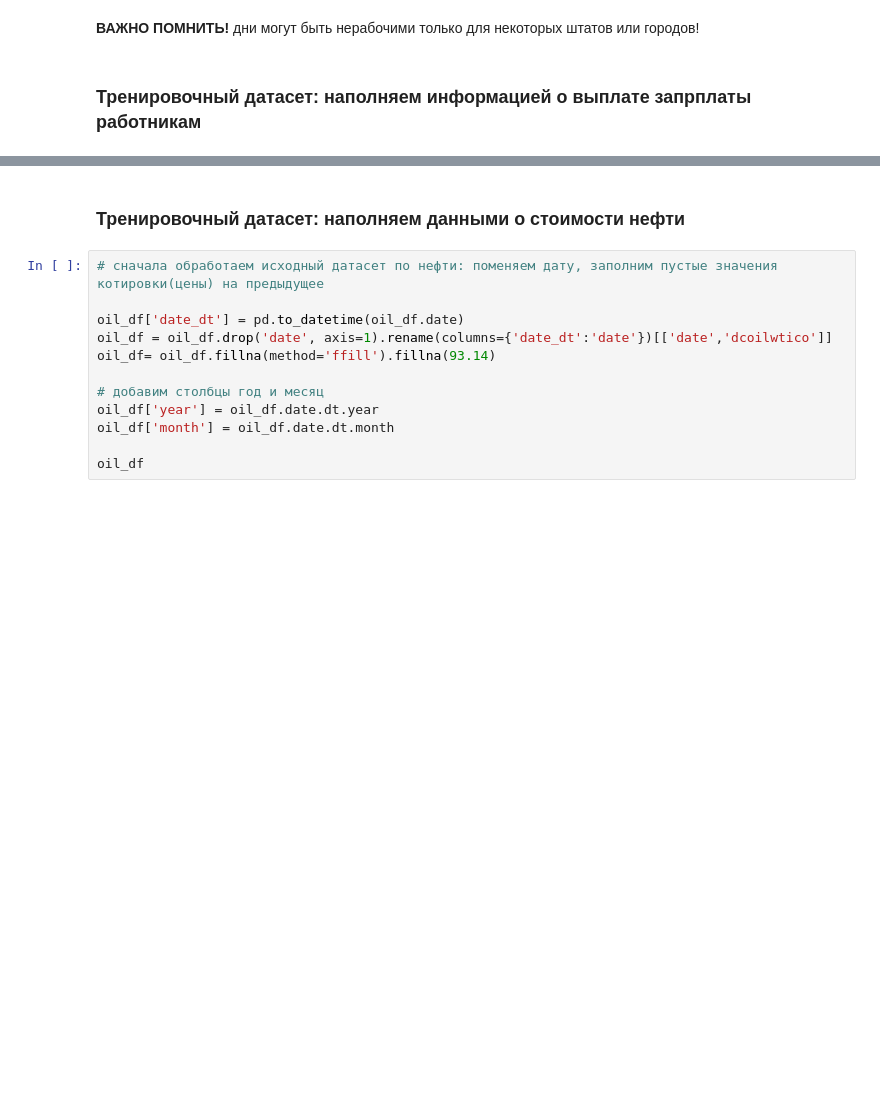
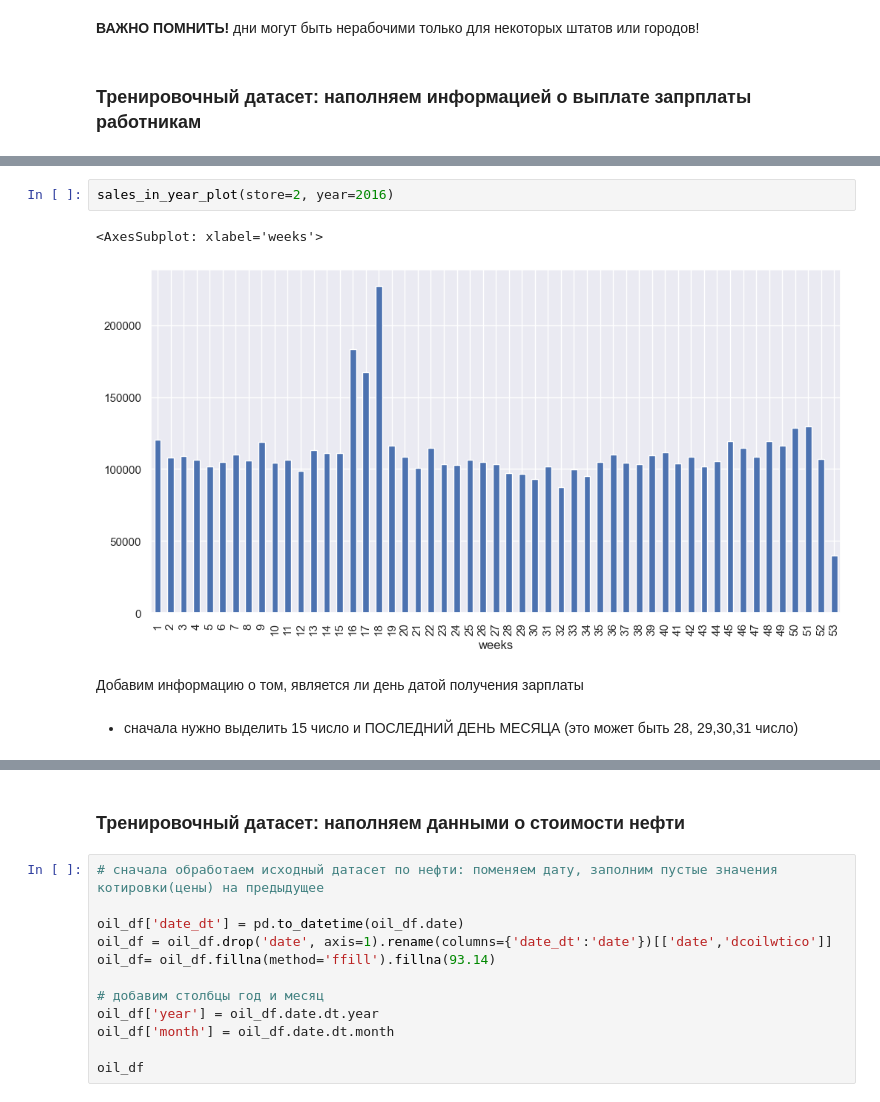
Before and after one commit to anthonypotekhin/kaggle, a Jupyter notebook: store_sales.ipynb, the cells around one changed output, grey strips where cells are left out. Saved outputs shown, nothing was run; the diff lists cells and outputs as text; blank space fills up the shorter version.

```diff
--- a/store_sales.ipynb
+++ b/store_sales.ipynb
@@ -426,3 +495,12 @@ train_filled.groupby('workday').agg({'id':'count'})
+# %%
+sales_in_year_plot(store=2, year=2016)
+# %% [output]
+<AxesSubplot: xlabel='weeks'>
+[figure, added]
+# %% [markdown]
+Добавим информацию о том, является ли день датой получения зарплаты
+# %% [markdown]
+- сначала нужно выделить 15 число и ПОСЛЕДНИЙ ДЕНЬ МЕСЯЦА (это может быть 28, 29,30,31 число)
 # %%
 train_filled
 # %% [output]
```
Also changed, not shown: parts of 68 cells of this notebook.
